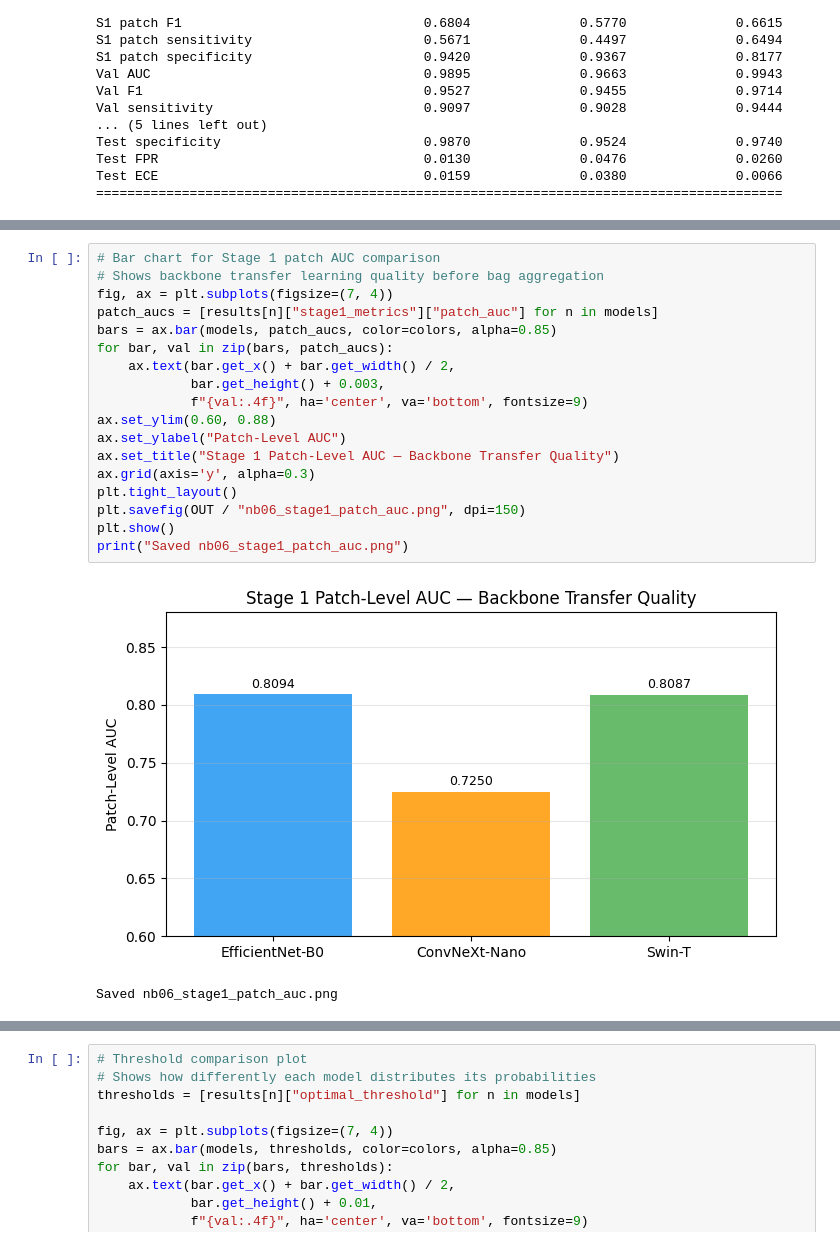
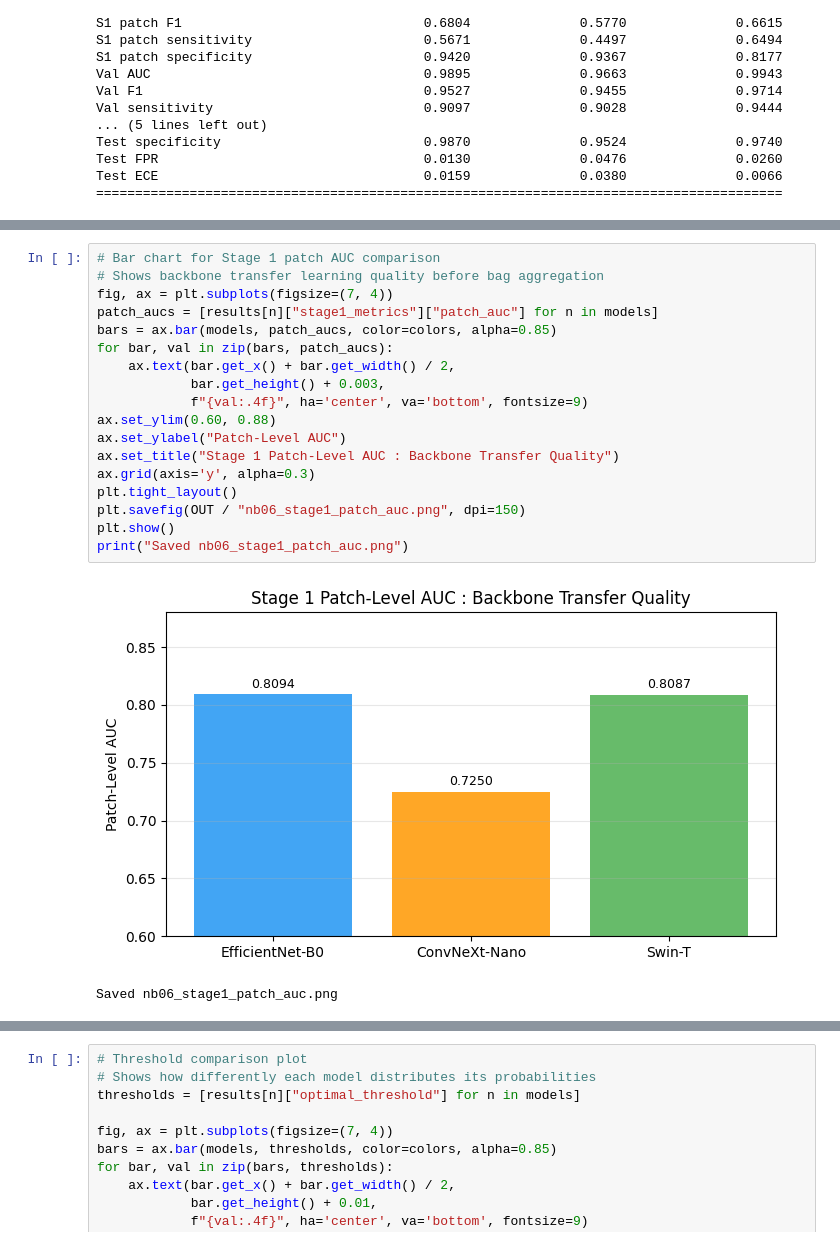
Before and after one commit to mfjm-rizvi/ddsm-breast-cancer-detection, a Jupyter notebook: notebooks/06-baseline-comparison.ipynb, the cells around one changed output, grey strips where cells are left out. Drawn from its saved outputs; the diff is of its cells as text.

```diff
--- a/notebooks/06-baseline-comparison.ipynb
+++ b/notebooks/06-baseline-comparison.ipynb
@@ -169,21 +195,21 @@ Saved nb06_test_bar_chart.png
 # %%
 # Bar chart for Stage 1 patch AUC comparison
 # Shows backbone transfer learning quality before bag aggregation
 fig, ax = plt.subplots(figsize=(7, 4))
 patch_aucs = [results[n]["stage1_metrics"]["patch_auc"] for n in models]
 bars = ax.bar(models, patch_aucs, color=colors, alpha=0.85)
 for bar, val in zip(bars, patch_aucs):
     ax.text(bar.get_x() + bar.get_width() / 2,
             bar.get_height() + 0.003,
             f"{val:.4f}", ha='center', va='bottom', fontsize=9)
 ax.set_ylim(0.60, 0.88)
 ax.set_ylabel("Patch-Level AUC")
-ax.set_title("Stage 1 Patch-Level AUC — Backbone Transfer Quality")
+ax.set_title("Stage 1 Patch-Level AUC : Backbone Transfer Quality")
 ax.grid(axis='y', alpha=0.3)
 plt.tight_layout()
 plt.savefig(OUT / "nb06_stage1_patch_auc.png", dpi=150)
 plt.show()
 print("Saved nb06_stage1_patch_auc.png")
 # %% [output]
-[figure, old version]
+[figure, new version]
 Saved nb06_stage1_patch_auc.png
```
Also changed, not shown: parts of 18 cells of this notebook, 2 other files.
